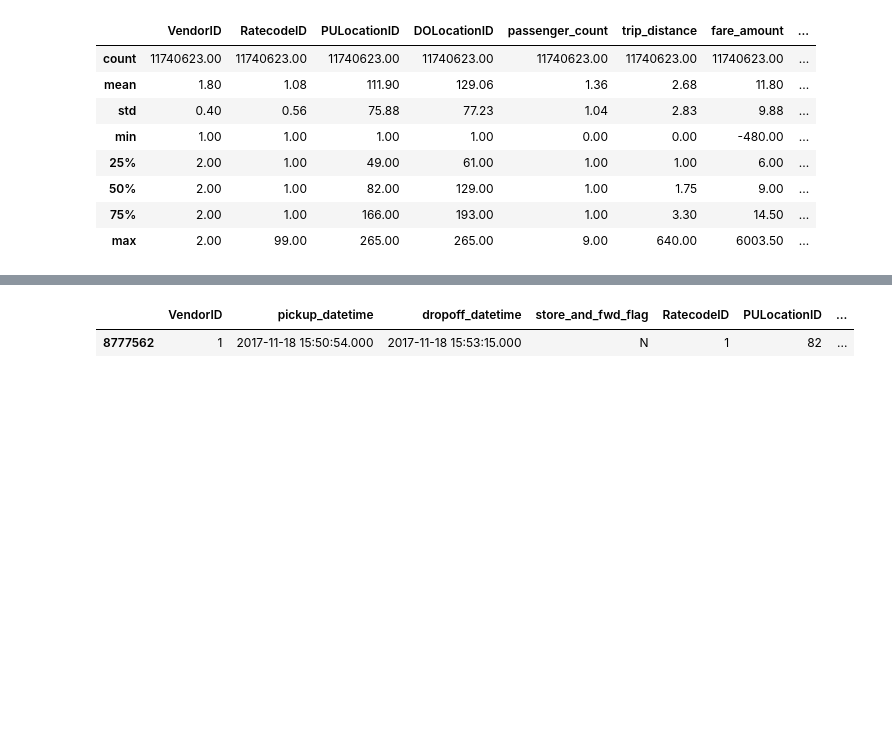
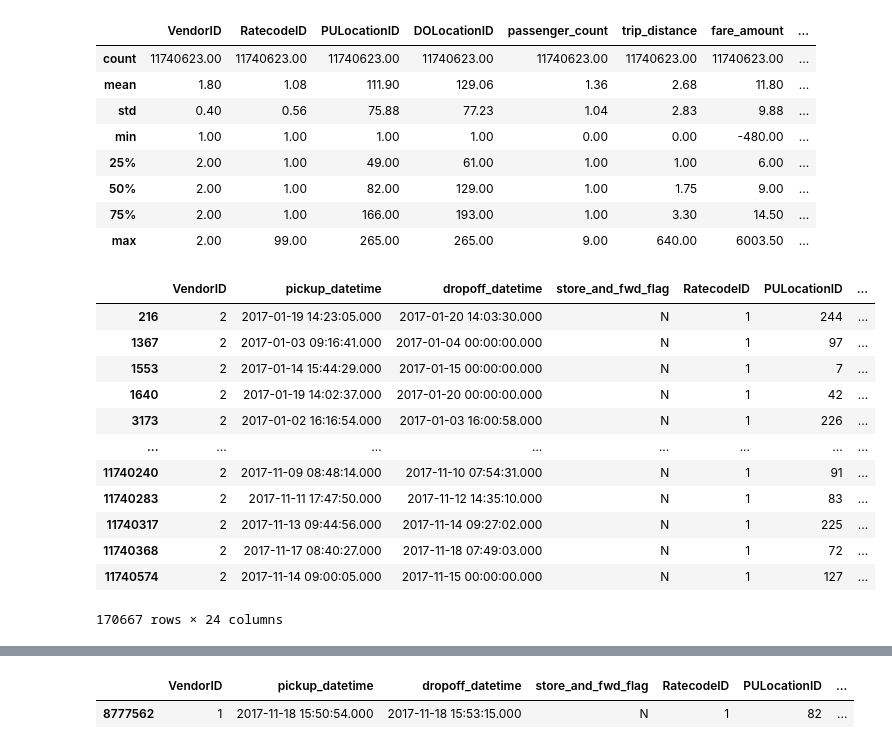
Before and after one commit to abdelrahmanbadoaayad/NYC_TAXI_ANALYSIS, a Jupyter notebook: NYC_taxi_2017.ipynb, the cells around one changed output, grey strips where cells are left out. Drawn from its saved outputs; the diff is of its cells as text; code cells hidden in the pictures; blank space fills up the shorter version.

```diff
--- a/NYC_taxi_2017.ipynb
+++ b/NYC_taxi_2017.ipynb
@@ -315,5 +309,6 @@ data.describe()
 | 75% | 2.00 | 1.00 | 166.00 | 193.00 | 1.00 | 3.30 | 14.50 | ... |
 | max | 2.00 | 99.00 | 265.00 | 265.00 | 9.00 | 640.00 | 6003.50 | ... |
 # %%
-trip_timelenght_morethan_0_days = data.loc[(data['trip_time_days']!=0) & (data['total_amount']!= 16.94)]
-#get the trips more than 0 days
+trip_timelenght_morethan_0_days = data.loc[(data['trip_time_days']!=0)]
+#get the trips more than 0 days to anlyze it separately to check if the durations are true (make campaigns)
+# or false(suggest corrections)
@@ -323,3 +315,19 @@ trip_timelenght_morethan_0_days = data.loc[(data['trip_time_days']!=0) & (data['
+# %%
+trip_timelenght_morethan_0_days
+# %% [output]
+|  | VendorID | pickup_datetime | dropoff_datetime | store_and_fwd_flag | RatecodeID | PULocationID | ... |
+| 216 | 2 | 2017-01-19 14:23:05.000 | 2017-01-20 14:03:30.000 | N | 1 | 244 | ... |
+| 1367 | 2 | 2017-01-03 09:16:41.000 | 2017-01-04 00:00:00.000 | N | 1 | 97 | ... |
+| 1553 | 2 | 2017-01-14 15:44:29.000 | 2017-01-15 00:00:00.000 | N | 1 | 7 | ... |
+| 1640 | 2 | 2017-01-19 14:02:37.000 | 2017-01-20 00:00:00.000 | N | 1 | 42 | ... |
+| 3173 | 2 | 2017-01-02 16:16:54.000 | 2017-01-03 16:00:58.000 | N | 1 | 226 | ... |
+| ... | ... | ... | ... | ... | ... | ... | ... |
+| 11740240 | 2 | 2017-11-09 08:48:14.000 | 2017-11-10 07:54:31.000 | N | 1 | 91 | ... |
+| 11740283 | 2 | 2017-11-11 17:47:50.000 | 2017-11-12 14:35:10.000 | N | 1 | 83 | ... |
+| 11740317 | 2 | 2017-11-13 09:44:56.000 | 2017-11-14 09:27:02.000 | N | 1 | 225 | ... |
+| 11740368 | 2 | 2017-11-17 08:40:27.000 | 2017-11-18 07:49:03.000 | N | 1 | 72 | ... |
+| 11740574 | 2 | 2017-11-14 09:00:05.000 | 2017-11-15 00:00:00.000 | N | 1 | 127 | ... |
+170667 rows × 24 columns
 # %%
 trip_amount_lowerthan_and_equlato_0 = data.loc[(data['total_amount']<=0) ]
 # %%
```
Also changed, not shown: parts of 21 cells of this notebook, 1 other file.
